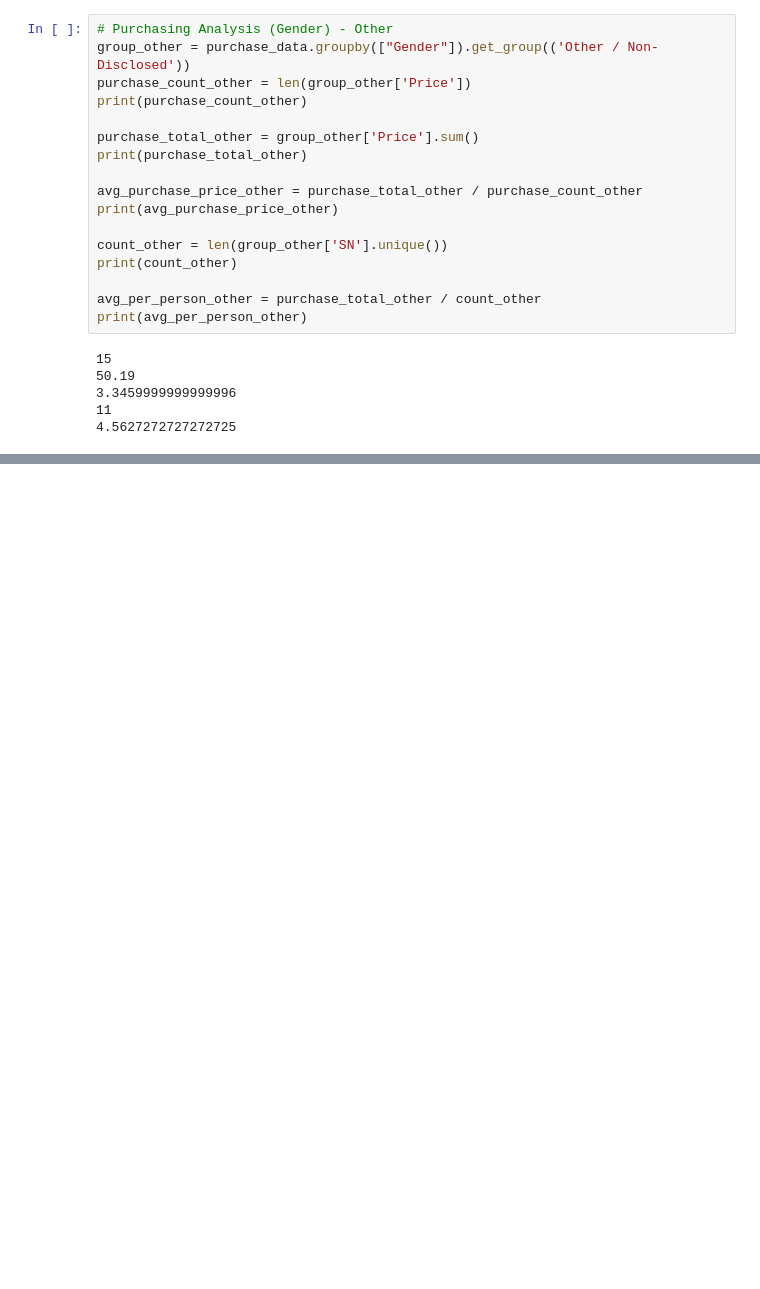
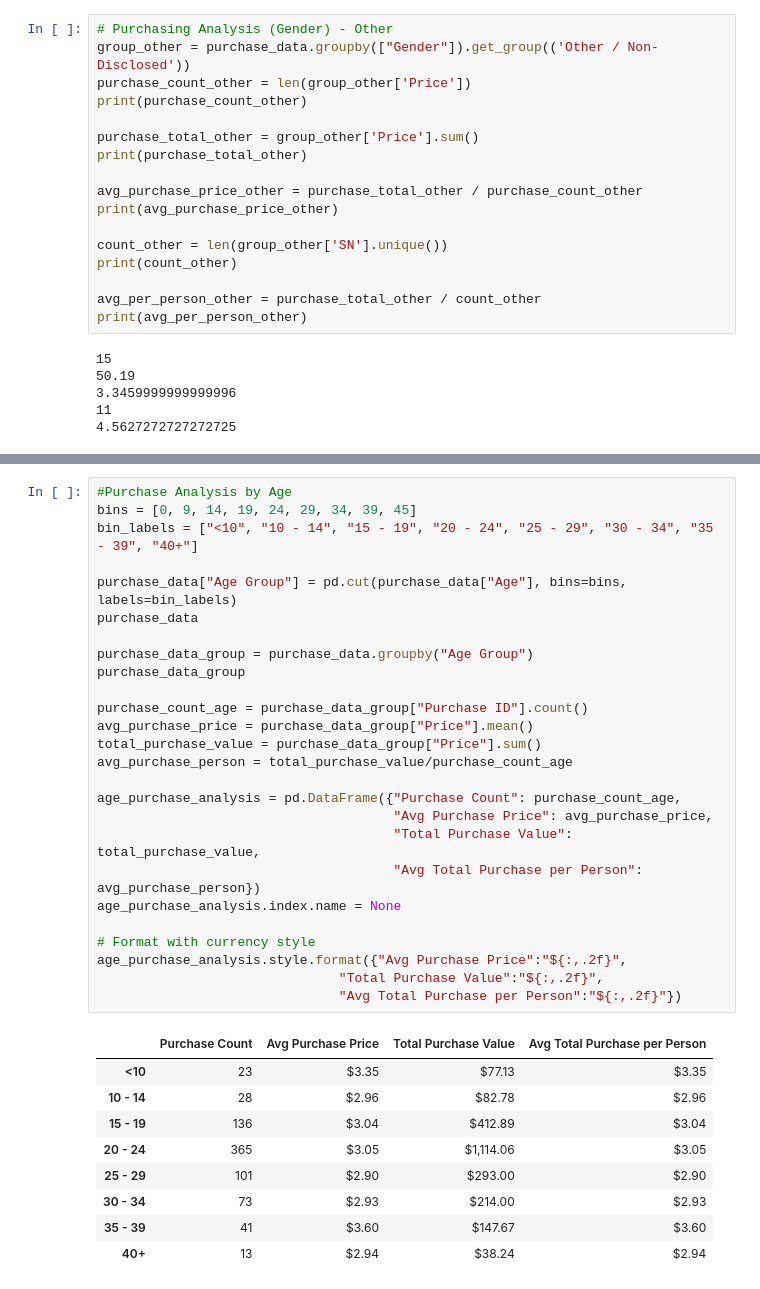
Before and after one commit to dbadong1234/pandas-challenge, a Jupyter notebook: HeroesOfPymoli/Heroes_Of_Pymoli.ipynb, the cells around one changed output, grey strips where cells are left out. Cells and saved outputs as stored; diff of their text form; blank space fills up the shorter version.

```diff
--- a/HeroesOfPymoli/Heroes_Of_Pymoli.ipynb
+++ b/HeroesOfPymoli/Heroes_Of_Pymoli.ipynb
@@ -209,0 +224,36 @@ percent_bin_one
+# %%
+#Purchase Analysis by Age
+bins = [0, 9, 14, 19, 24, 29, 34, 39, 45]
+bin_labels = ["<10", "10 - 14", "15 - 19", "20 - 24", "25 - 29", "30 - 34", "35 - 39", "40+"]
+
+purchase_data["Age Group"] = pd.cut(purchase_data["Age"], bins=bins, labels=bin_labels)
+purchase_data
+
+purchase_data_group = purchase_data.groupby("Age Group")
+purchase_data_group
+
+purchase_count_age = purchase_data_group["Purchase ID"].count()
+avg_purchase_price = purchase_data_group["Price"].mean()
+total_purchase_value = purchase_data_group["Price"].sum()
+avg_purchase_person = total_purchase_value/purchase_count_age
+
+age_purchase_analysis = pd.DataFrame({"Purchase Count": purchase_count_age,
+                                      "Avg Purchase Price": avg_purchase_price,
+                                      "Total Purchase Value": total_purchase_value,
+                                      "Avg Total Purchase per Person": avg_purchase_person})
+age_purchase_analysis.index.name = None
+
+# Format with currency style
+age_purchase_analysis.style.format({"Avg Purchase Price":"${:,.2f}",
+                               "Total Purchase Value":"${:,.2f}",
+                               "Avg Total Purchase per Person":"${:,.2f}"})
+# %% [output]
+|  | Purchase Count | Avg Purchase Price | Total Purchase Value | Avg Total Purchase per Person |
+| <10 | 23 | $3.35 | $77.13 | $3.35 |
+| 10 - 14 | 28 | $2.96 | $82.78 | $2.96 |
+| 15 - 19 | 136 | $3.04 | $412.89 | $3.04 |
+| 20 - 24 | 365 | $3.05 | $1,114.06 | $3.05 |
+| 25 - 29 | 101 | $2.90 | $293.00 | $2.90 |
+| 30 - 34 | 73 | $2.93 | $214.00 | $2.93 |
+| 35 - 39 | 41 | $3.60 | $147.67 | $3.60 |
+| 40+ | 13 | $2.94 | $38.24 | $2.94 |
```
Also changed, not shown: parts of 5 cells of this notebook.
